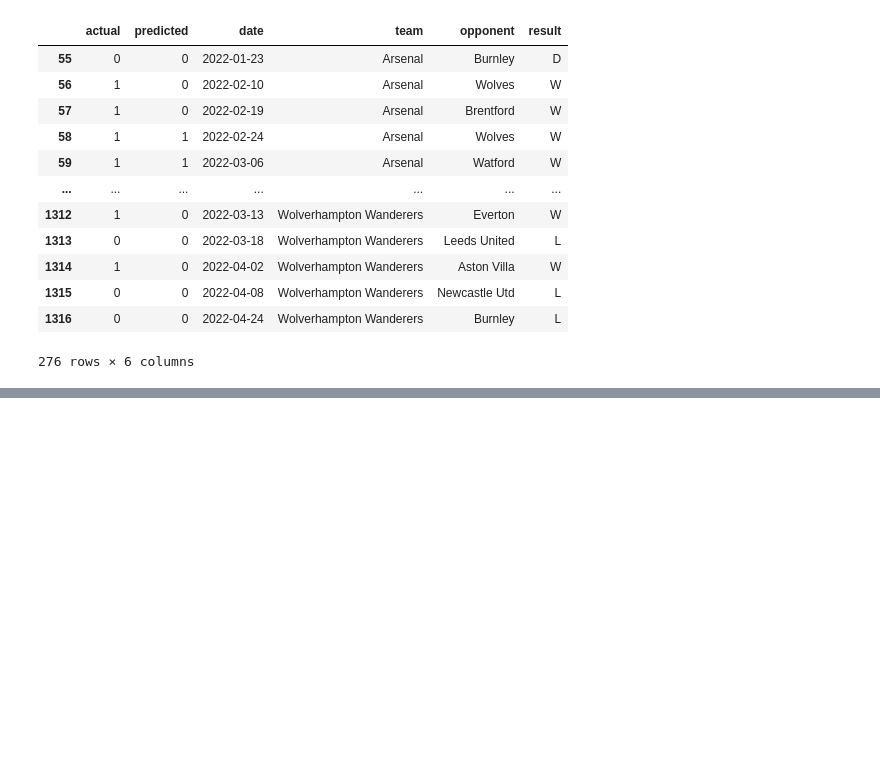
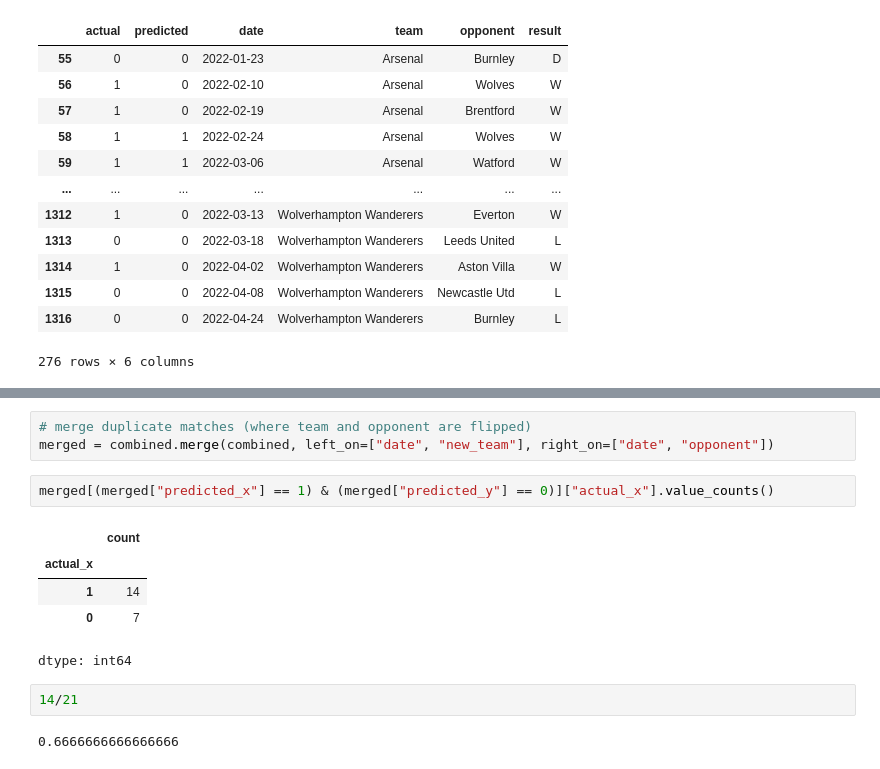
Before and after one commit to NikhilHooda/EPL_Web_Scrapper, a Jupyter notebook: soccer_prediction_model.ipynb, the cells around one changed output, grey strips where cells are left out. Saved outputs shown, nothing was run; the diff lists cells and outputs as text; blank space fills up the shorter version.

```diff
--- a/soccer_prediction_model.ipynb
+++ b/soccer_prediction_model.ipynb
@@ -342,0 +382,15 @@ class MissingDict(dict):
+# %%
+# merge duplicate matches (where team and opponent are flipped)
+merged = combined.merge(combined, left_on=["date", "new_team"], right_on=["date", "opponent"])
+# %%
+merged[(merged["predicted_x"] == 1) & (merged["predicted_y"] == 0)]["actual_x"].value_counts()
+# %% [output]
+|  | count |
+| actual_x |  |
+| 1 | 14 |
+| 0 | 7 |
+dtype: int64
+# %%
+14/21
+# %% [output]
+0.6666666666666666
```
Also changed, not shown: parts of 12 cells of this notebook.
